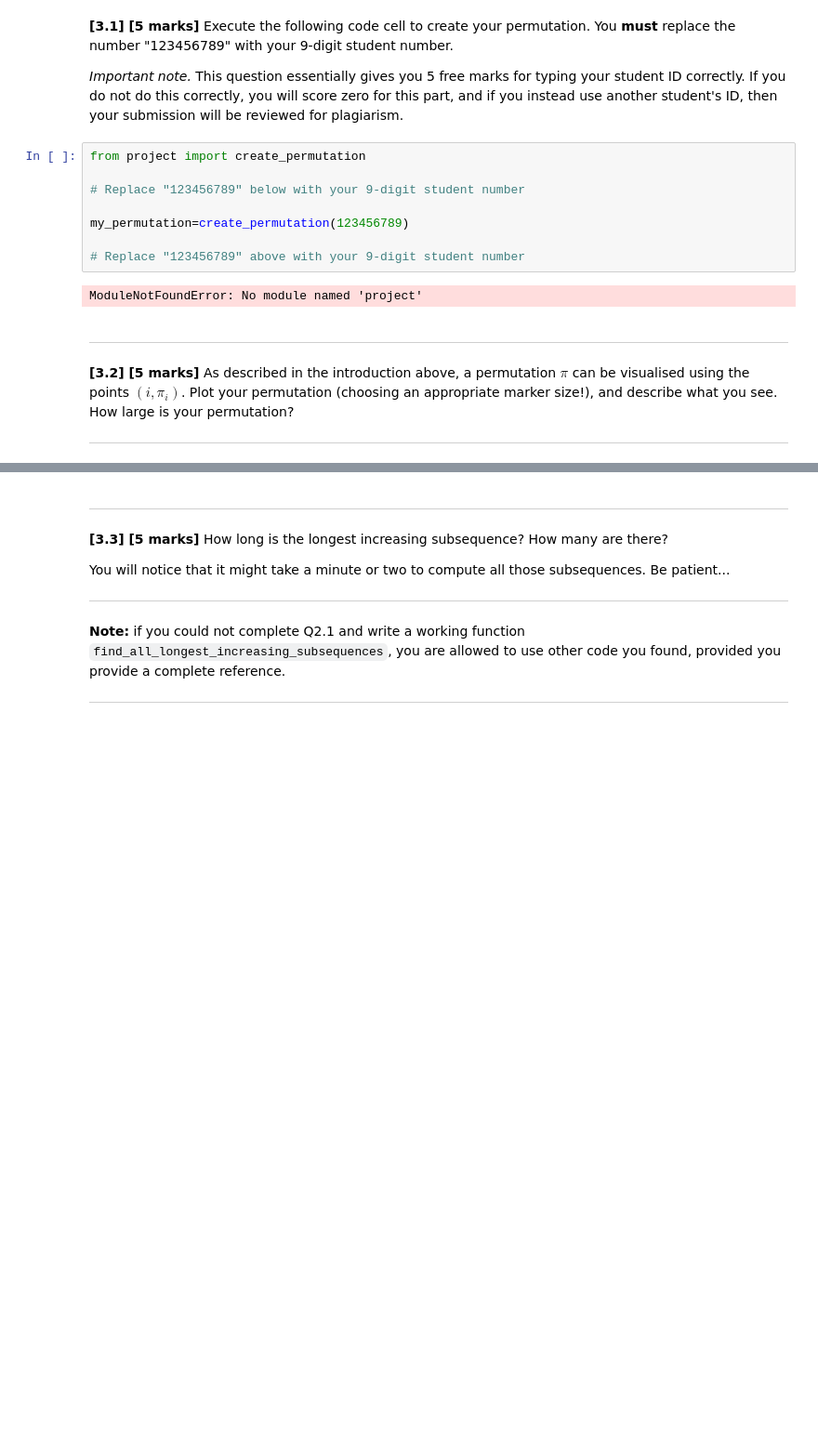
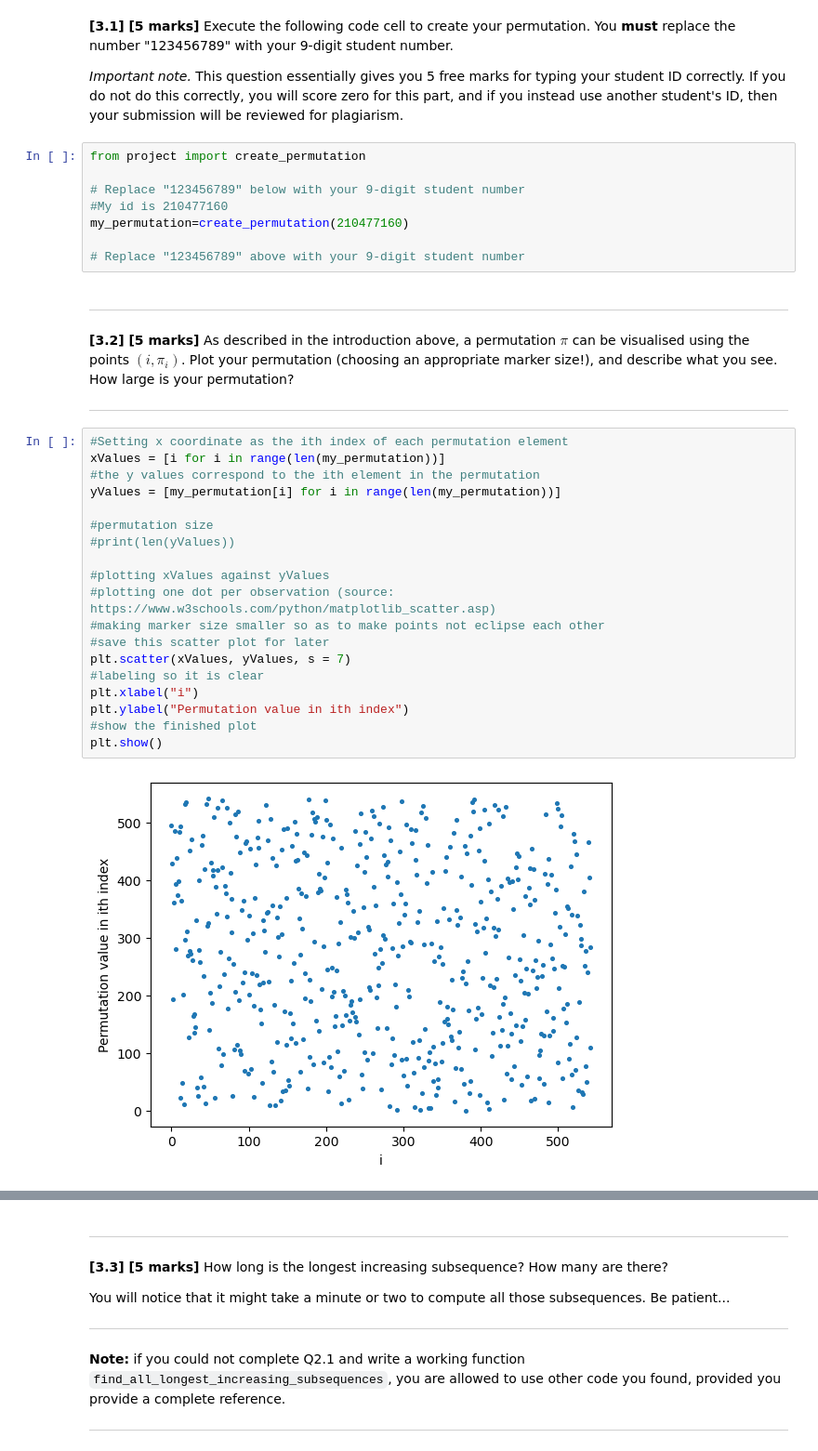
Before and after one commit to Felipepuiggarimedici/introToProgrammingPersonalProject, a Jupyter notebook: MTH5001_210477160.ipynb, the cells around one changed output, grey strips where cells are left out. Shown: that part at 93% size. Saved outputs shown, nothing was run; the diff lists cells and outputs as text; blank space fills up the shorter version.

```diff
--- a/MTH5001_210477160.ipynb
+++ b/MTH5001_210477160.ipynb
@@ -514,14 +566,33 @@ This file contains a function `create_permutation()` which creates a permutation
 from project import create_permutation
 
 # Replace "123456789" below with your 9-digit student number
-
-my_permutation=create_permutation(123456789)
+#My id is 210477160
+my_permutation=create_permutation(210477160)
 
 # Replace "123456789" above with your 9-digit student number
-# %% [output]
-ModuleNotFoundError: No module named 'project'
 # %% [markdown]
 ---
 **[3.2] [5 marks]** As described in the introduction above, a permutation $\pi$ can be visualised using the points $(i,\pi_i)$. Plot your permutation (choosing an appropriate marker size!), and describe what you see. How large is your permutation?
 
 ---
+# %%
+#Setting x coordinate as the ith index of each permutation element
+xValues = [i for i in range(len(my_permutation))]
+#the y values correspond to the ith element in the permutation
+yValues = [my_permutation[i] for i in range(len(my_permutation))]
+
+#permutation size
+#print(len(yValues))
+
+#plotting xValues against yValues
+#plotting one dot per observation (source: https://www.w3schools.com/python/matplotlib_scatter.asp)
+#making marker size smaller so as to make points not eclipse each other
+#save this scatter plot for later
+plt.scatter(xValues, yValues, s = 7)
+#labeling so it is clear
+plt.xlabel("i")
+plt.ylabel("Permutation value in ith index")
+#show the finished plot
+plt.show()
+# %% [output]
+[figure, added]
```
Also changed, not shown: parts of 10 cells of this notebook, 1 other file.
